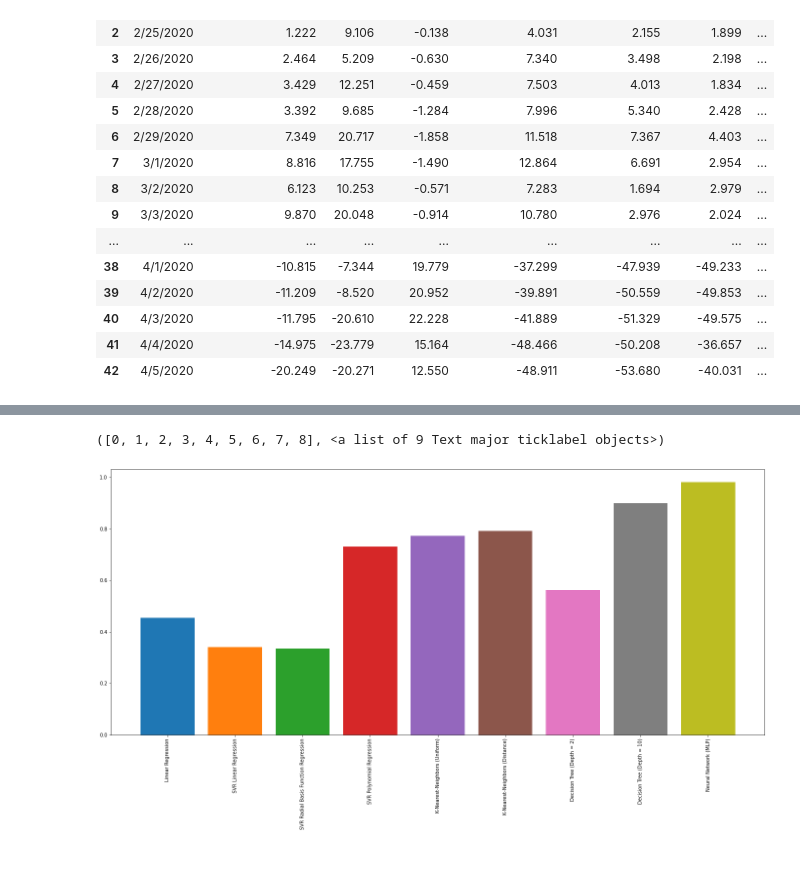
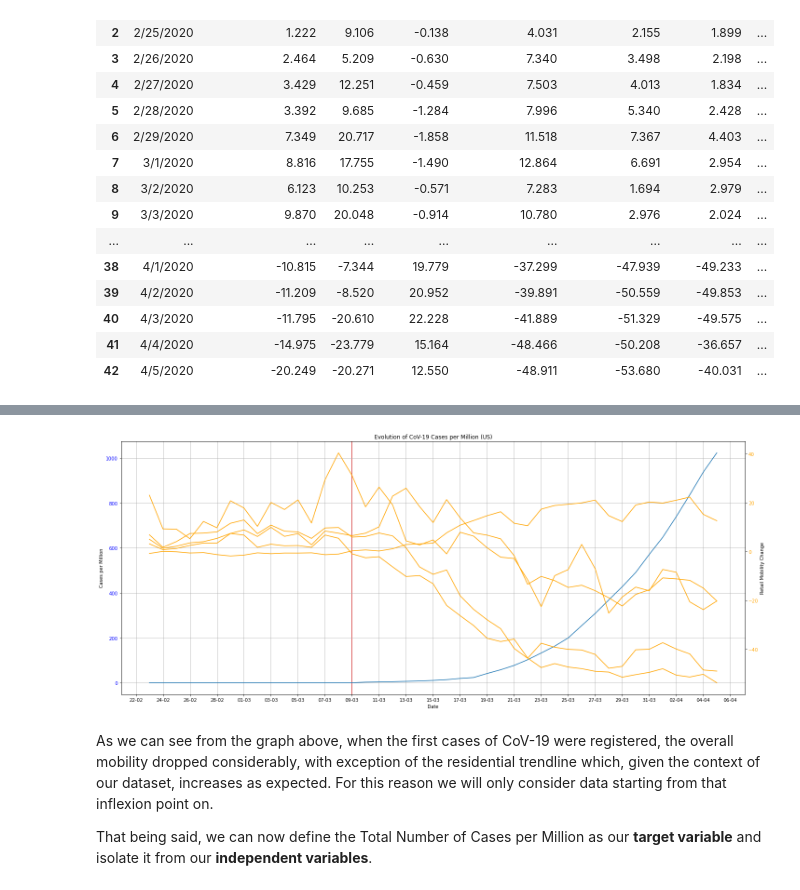
Before and after one commit to diogoalex01/FEUP-IART, a Jupyter notebook: SupervisedLearning/COVID-19.ipynb, the cells around one changed output, grey strips where cells are left out. Cells and saved outputs as stored; diff of their text form; code cells hidden in the pictures; blank space fills up the shorter version.

Commit message:
Updated Dataset. Improved documentation
Co-authored-by: diogoalex01 <diogoalexandre01@hotmail.com>
Co-authored-by: mafaldasantos10 <mafalda.ctsantos@gmail.com>

```diff
--- a/SupervisedLearning/COVID-19.ipynb
+++ b/SupervisedLearning/COVID-19.ipynb
@@ -456,19 +147,41 @@ Score 0.9808592969982148
-# %%
-_, ax = plt.subplots(figsize=(24, 10))
-ax.bar('Linear Regression', linear_score, width=0.8, bottom=None, align='center', data=None)
-ax.bar('SVR Linear Regression', svr_lin_score, width=0.8, bottom=None, align='center', data=None)
-ax.bar('SVR Radial Basis Function Regression', svr_rbf_score, width=0.8, bottom=None, align='center', data=None)
-ax.bar('SVR Polynomial Regression', svr_poly_score, width=0.8, bottom=None, align='center', data=None)
-
-ax.bar('K-Nearest-Neighbors (Uniform)', knn_uniform_score, width=0.8, bottom=None, align='center', data=None)
-ax.bar('K-Nearest-Neighbors (Distance)', knn_distance_score, width=0.8, bottom=None, align='center', data=None)
-
-ax.bar('Decision Tree (Depth = 2)', dt_regressor_2_score, width=0.8, bottom=None, align='center', data=None)
-ax.bar('Decision Tree (Depth = 10)', dt_regressor_10_score, width=0.8, bottom=None, align='center', data=None)
-
-ax.bar('Neural Network (MLP)', NN_score, width=0.8, bottom=None, align='center', data=None)
-
-plt.xticks(rotation=90)
-# %% [output]
-([0, 1, 2, 3, 4, 5, 6, 7, 8], <a list of 9 Text major ticklabel objects>)
-[figure, removed]
+# %%
+# We start by looking for the day of the first confirmed cases.
+starting_day = pd.to_datetime(data['date'][0])
+day_index = 0
+for day_index in range(0,len(data['cases_per_million'])):
+    if data['cases_per_million'][day_index] != 0:
+        starting_day = pd.to_datetime(data['date'][day_index -1])
+        break
+
+dates = data['date']
+date_format = [pd.to_datetime(d) for d in dates]
+
+# A first look at the evolution of the number of confirmed cases per million
+# and how the mobility (namely retail and recreation) was affected.
+_, ax = plt.subplots(figsize=(24, 10))
+ax.grid()
+ax.plot(date_format, data['cases_per_million'])
+ax.set(xlabel="Date", ylabel='Cases per Million', title=("Evolution of CoV-19 Cases per Million (%s)" % (country)))
+date_form = DateFormatter("%d-%m")
+ax.xaxis.set_major_formatter(date_form)
+ax.xaxis.set_major_locator(mdates.DayLocator(interval=2))
+ax.axvline(starting_day, c="red", zorder=0)
+ax.tick_params(axis='y', labelcolor= "blue")
+ax2 = ax.twinx()
+ax2.set_ylabel('Retail Mobility Change')
+ax2.plot(date_format, data['grocery_pharmacy'], color = "orange")
+ax2.plot(date_format, data['parks'], color = "orange")
+ax2.plot(date_format, data['residential'], color = "orange")
+ax2.plot(date_format, data['retail_recreation'], color = "orange")
+ax2.plot(date_format, data['transit_stations'], color = "orange")
+
+ax.xaxis.set_major_formatter(date_form)
+ax.xaxis.set_major_locator(mdates.DayLocator(interval=2))
+ax2.tick_params(axis='y', labelcolor= "orange")
+plt.show()
+# %% [output]
+[figure, added]
+# %% [markdown]
+As we can see from the graph above, when the first cases of CoV-19 were registered, the overall mobility dropped considerably, with exception of the residential trendline which, given the context of our dataset, increases as expected. For this reason we will only consider data starting from that inflexion point on.
+
+That being said, we can now define the Total Number of Cases per Million as our **target variable** and isolate it from our **independent variables**.
```
Also changed, not shown: parts of 46 cells of this notebook, 1 other file.
